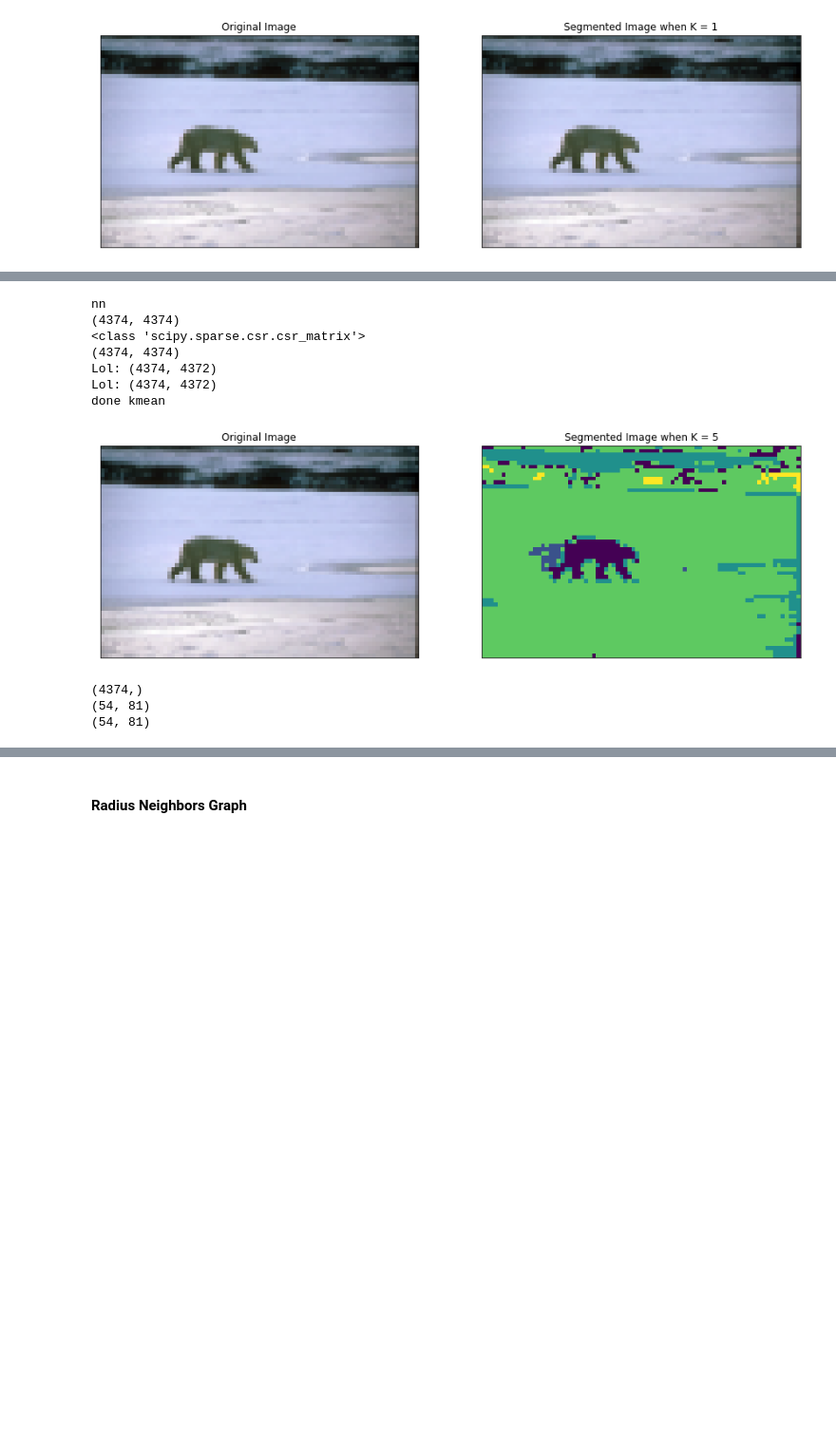
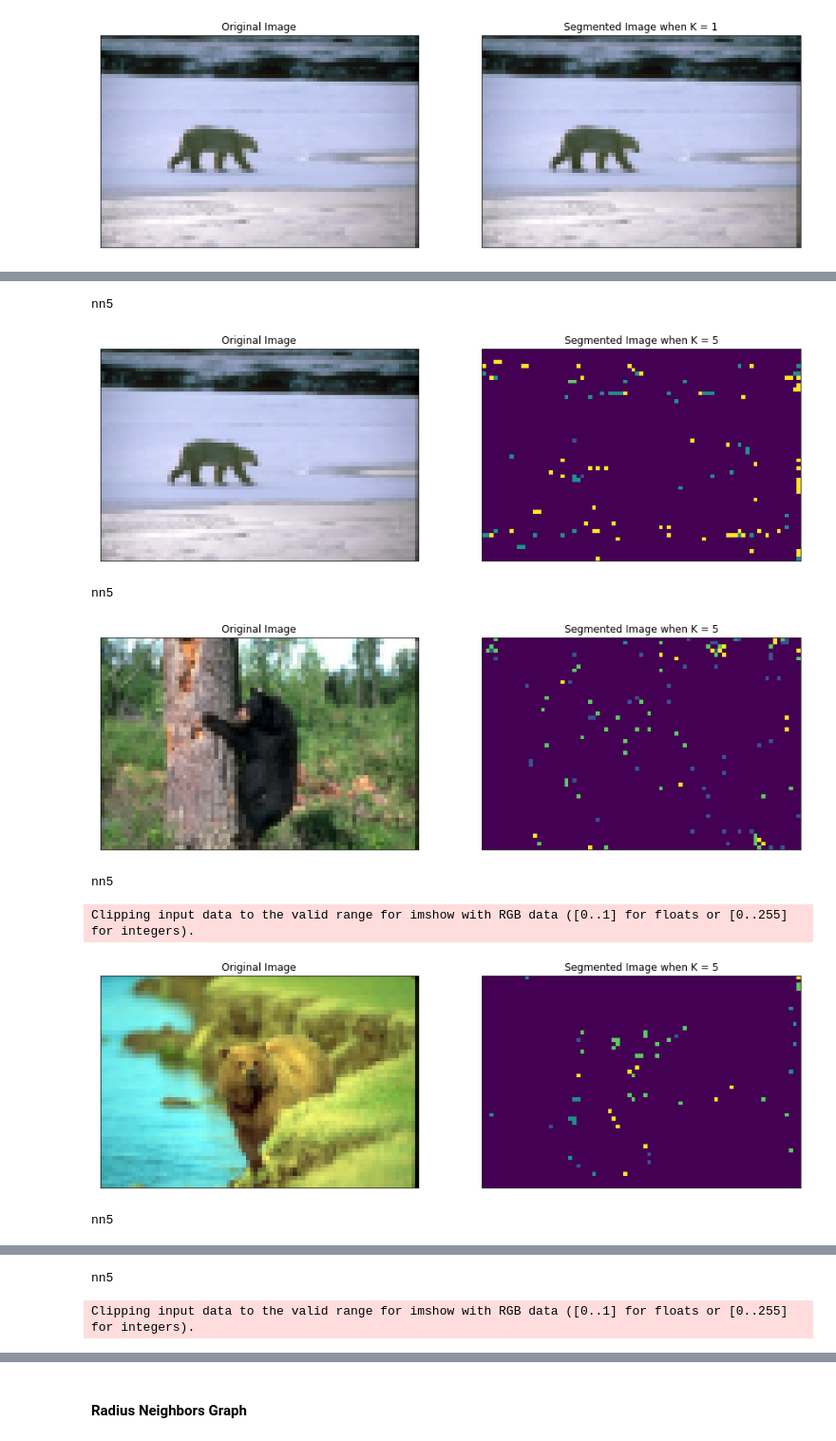
Before and after one commit to mohamed-zayton/Image_Segmentation, a Jupyter notebook: image_segmentation.ipynb, the cells around one changed output, grey strips where cells are left out. Shown at 95% size. Saved outputs shown, nothing was run; the diff lists cells and outputs as text; code cells hidden in the pictures; blank space fills up the shorter version.

```diff
--- a/image_segmentation.ipynb
+++ b/image_segmentation.ipynb
@@ -246,9 +265,0 @@ img = testing_data[0]
-# %%
-nn = NearestNeighbors(n_neighbors=600, algorithm='auto')
-nn.fit(feature)
-#sim = nn.kneighbors_graph(feature, mode='distance').toarray()
-# sim  = np.array(nn.kneighbors(feature, return_distance=False))
-sim = nn.kneighbors_graph(feature, mode='distance')
-# print(feature.shape)
-print(sim.shape)
-print(type(sim))
@@ -263,5 +265,0 @@ sim.shape
-# %%
-L = csgraph.laplacian(sim, normed=True)
-#eigval = get_eigvecs(L, 5)
-print(L.shape)
-eigval, eigvec = scipy.sparse.linalg.eigs(L, k = 5, sigma=0.000000001)
@@ -270,7 +265,0 @@ eigval, eigvec = scipy.sparse.linalg.eigs(L, k = 5, sigma=0.000000001)
-# %%
-
-km = KMeans(n_clusters=5)
-km.fit(np.real(eigvec))
-seg = km.predict(np.real(eigvec))
-print('done kmean')
-plot_img_seg(img, seg.reshape(img[:, :, 0].shape), 5)
@@ -328,0 +307,8 @@ def spectral_clus(sim, k):
+# %%
+def nearestrbf(v , k):
+    for i in range(v.shape[0]):
+        ind = np.argpartition(v[i], -k)[-k:]
+        for j in range(v.shape[0]):
+            if j not in ind or j == i:
+                v[i][j] = 0
+    return v
@@ -454,14 +362,11 @@ def sp_c(resized_testing, type_eff='nn'):
 # %%
-nn_pred = sp_c(resized_testing=resized_testing, type_eff='nn')
+nn5_pred = sp_c(resized_testing=resized_testing, type_eff='nn5')
 # %% [output]
-nn
-(4374, 4374)
-<class 'scipy.sparse.csr.csr_matrix'>
-(4374, 4374)
-Lol: (4374, 4372)
-Lol: (4374, 4372)
-done kmean
+nn5
-[figure, old version]
+[figure, new version]
-(4374,)
-(54, 81)
-(54, 81)
+nn5
+[figure, added]
+nn5
+Clipping input data to the valid range for imshow with RGB data ([0..1] for floats or [0..255] for integers).
+[figure, added]
+nn5
@@ -467,0 +374,2 @@ done kmean
+nn5
+Clipping input data to the valid range for imshow with RGB data ([0..1] for floats or [0..255] for integers).
```
Also changed, not shown: parts of 58 cells of this notebook, 1 other file.
